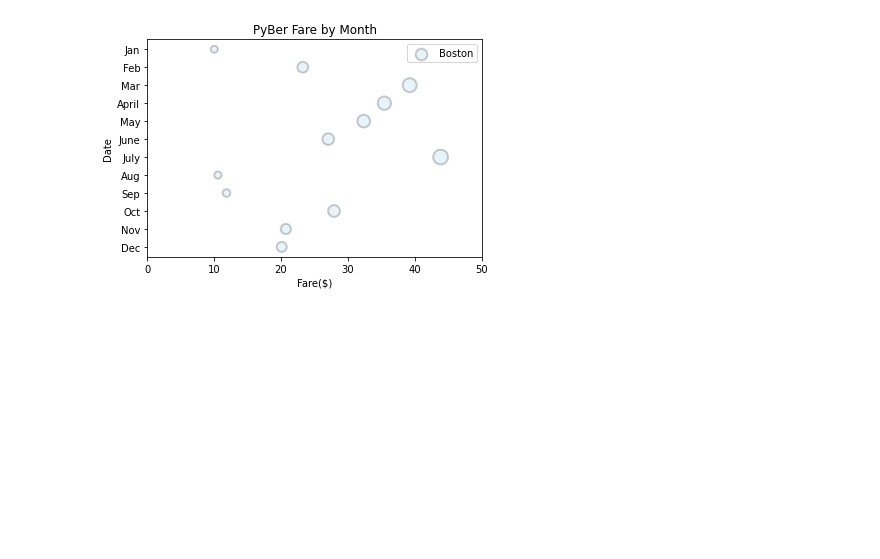
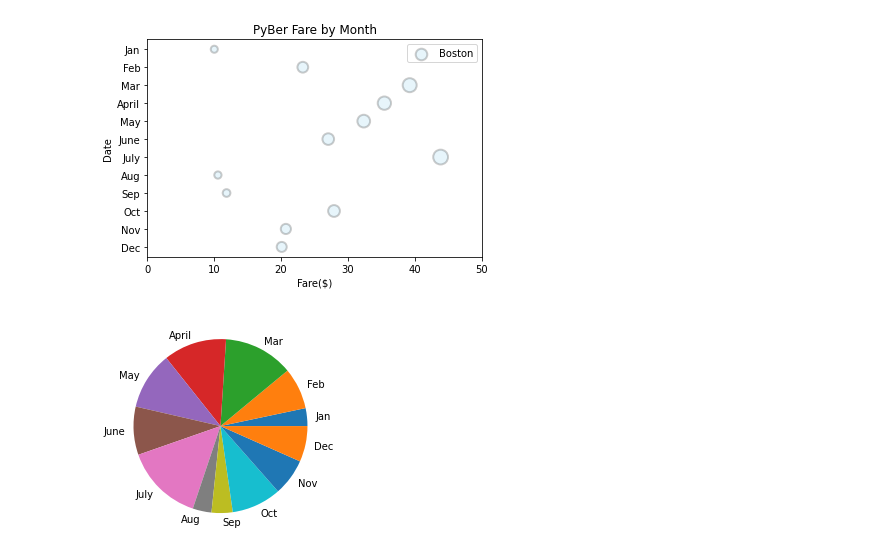
Before and after one commit to scottwesley31/PyBer_Analysis, a Jupyter notebook: matplotlib_practice.ipynb, the cells around one changed output. Drawn from its saved outputs; the diff is of its cells as text; code cells hidden in the pictures; blank space fills up the shorter version.

Commit message:
Completed 5.1.8, added chart_extras_practice

```diff
--- a/matplotlib_practice.ipynb
+++ b/matplotlib_practice.ipynb
@@ -299,3 +299,9 @@ ax.legend()
 # %% [output]
 <matplotlib.legend.Legend at 0x...>
 [figure]
+# %%
+# Create a pie chart
+plt.pie(y_axis, labels=x_axis)
+plt.show()
+# %% [output]
+[figure, added]
```
Also changed, not shown: parts of 4 cells of this notebook, 2 other files.
